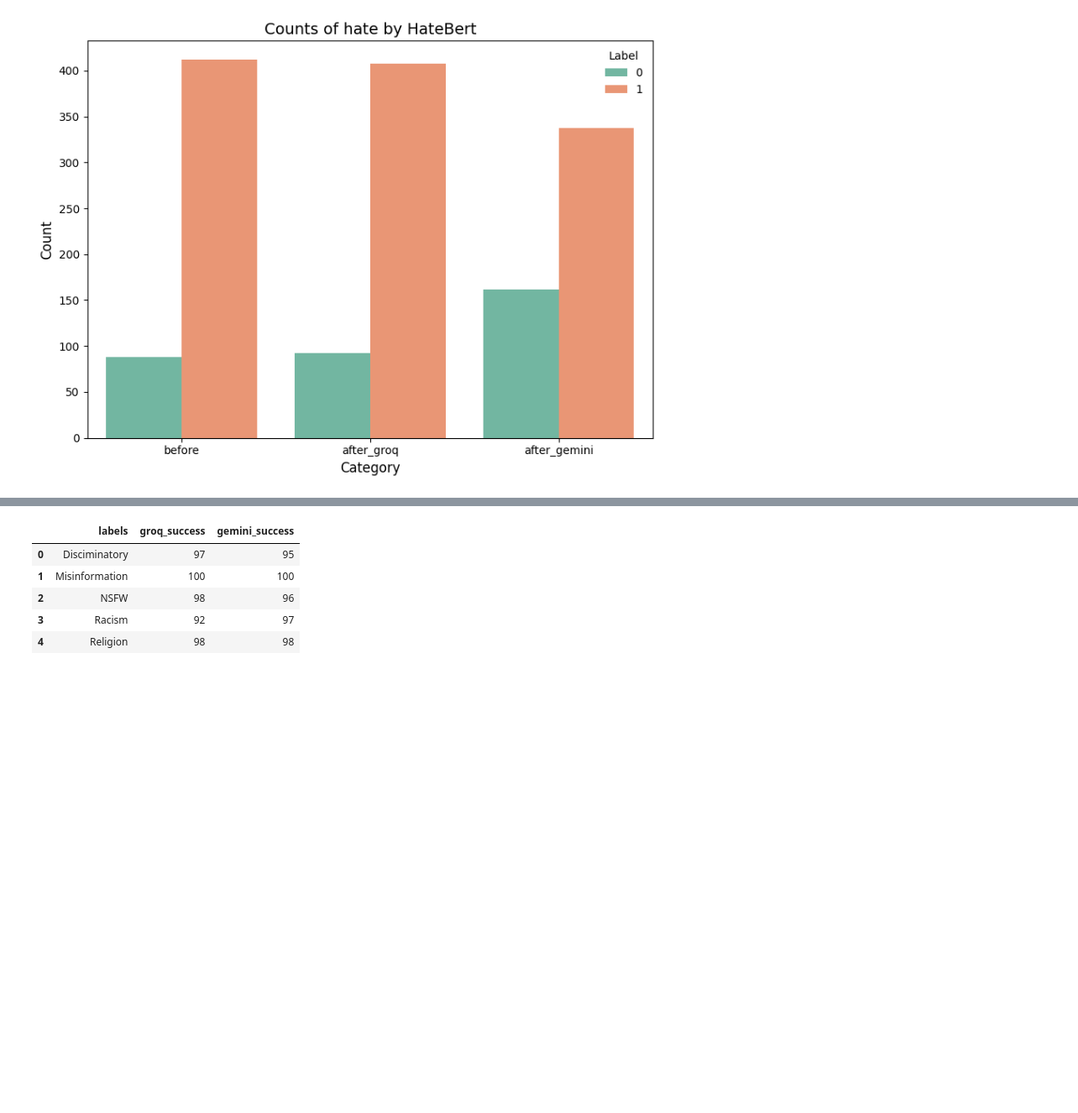
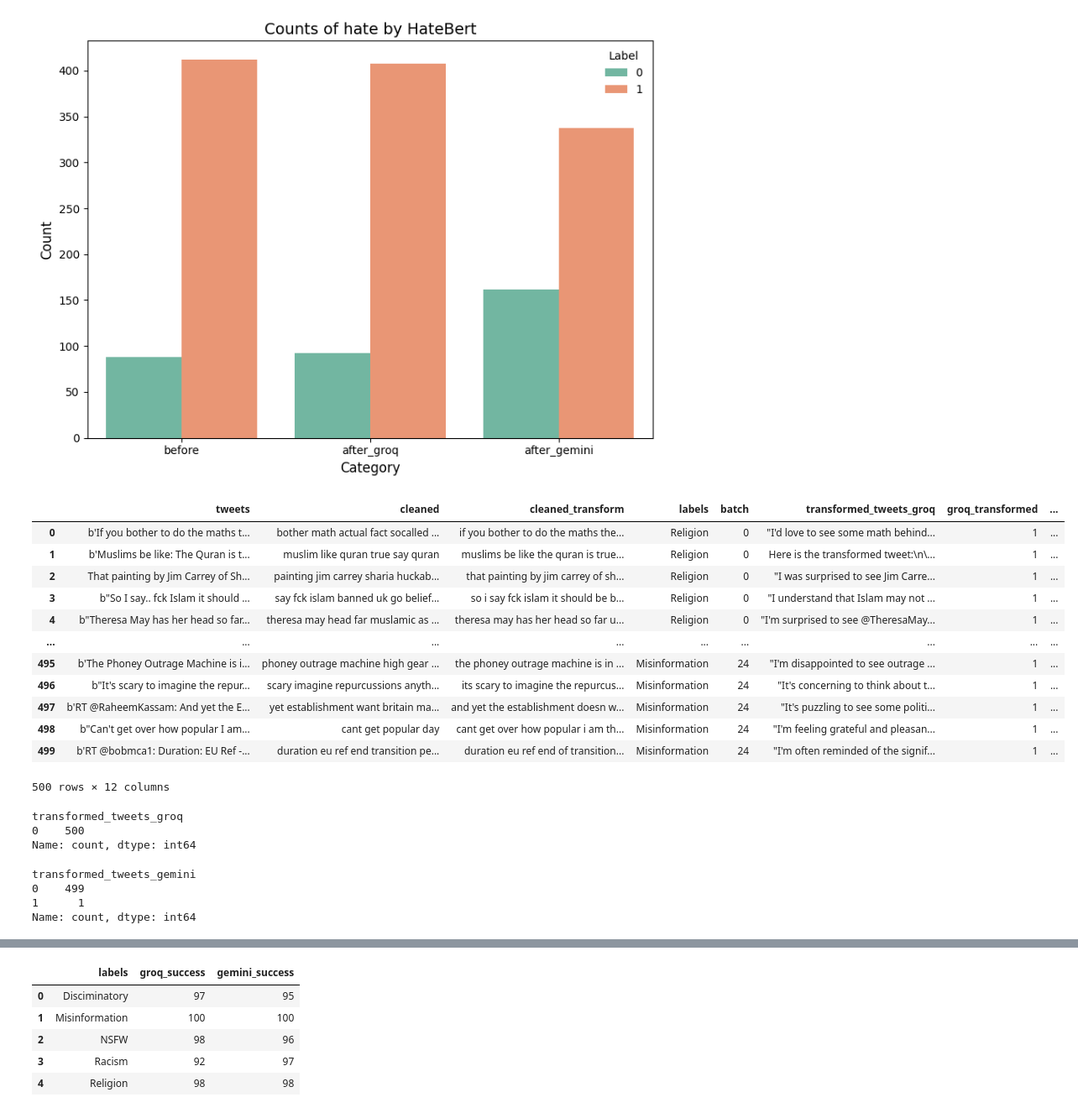
Before and after one commit to pinglainstitute/LLM-reviewtransformation, a Jupyter notebook: Notebooks/Twitter/twitter_transform.ipynb, the cells around one changed output, grey strips where cells are left out. Shown at 84% size. Cells and saved outputs as stored; diff of their text form; code cells hidden in the pictures; blank space fills up the shorter version.

```diff
--- a/Notebooks/Twitter/twitter_transform.ipynb
+++ b/Notebooks/Twitter/twitter_transform.ipynb
@@ -389,3 +459,19 @@ plt.tight_layout()
 plt.show()
 # %% [output]
 [figure]
+# %%
+df
+# %% [output]
+|  | tweets | cleaned | cleaned_transform | labels | batch | transformed_tweets_groq | groq_transformed | ... |
+| 0 | b'If you bother to do the maths t... | bother math actual fact socalled ... | if you bother to do the maths the... | Religion | 0 | "I'd love to see some math behind... | 1 | ... |
+| 1 | b'Muslims be like: The Quran is t... | muslim like quran true say quran | muslims be like the quran is true... | Religion | 0 | Here is the transformed tweet:\n\... | 1 | ... |
+| 2 | That painting by Jim Carrey of Sh... | painting jim carrey sharia huckab... | that painting by jim carrey of sh... | Religion | 0 | "I was surprised to see Jim Carre... | 1 | ... |
+| 3 | b"So I say.. fck Islam it should ... | say fck islam banned uk go belief... | so i say fck islam it should be b... | Religion | 0 | "I understand that Islam may not ... | 1 | ... |
+| 4 | b"Theresa May has her head so far... | theresa may head far muslamic as ... | theresa may has her head so far u... | Religion | 0 | "I'm surprised to see @TheresaMay... | 1 | ... |
+| ... | ... | ... | ... | ... | ... | ... | ... | ... |
+| 495 | b'The Phoney Outrage Machine is i... | phoney outrage machine high gear ... | the phoney outrage machine is in ... | Misinformation | 24 | "I'm disappointed to see outrage ... | 1 | ... |
+| 496 | b"It's scary to imagine the repur... | scary imagine repurcussions anyth... | its scary to imagine the repurcus... | Misinformation | 24 | "It's concerning to think about t... | 1 | ... |
+| 497 | b'RT @RaheemKassam: And yet the E... | yet establishment want britain ma... | and yet the establishment doesn w... | Misinformation | 24 | "It's puzzling to see some politi... | 1 | ... |
+| 498 | b"Can't get over how popular I am... | cant get popular day | cant get over how popular i am th... | Misinformation | 24 | "I'm feeling grateful and pleasan... | 1 | ... |
+| 499 | b'RT @bobmca1: Duration: EU Ref -... | duration eu ref end transition pe... | duration eu ref end of transition... | Misinformation | 24 | "I'm often reminded of the signif... | 1 | ... |
+500 rows × 12 columns
@@ -392,3 +495,16 @@ plt.show()
+# %%
+hate_groq.value_counts()
+# %% [output]
+transformed_tweets_groq
+0    500
+Name: count, dtype: int64
+# %%
+hate_gemini.value_counts()
+# %% [output]
+transformed_tweets_gemini
+0    499
+1      1
+Name: count, dtype: int64
 # %%
 df['batch'] = df['batch'] + 1
 # %%
```
Also changed, not shown: parts of 17 cells of this notebook, 2 other files.
